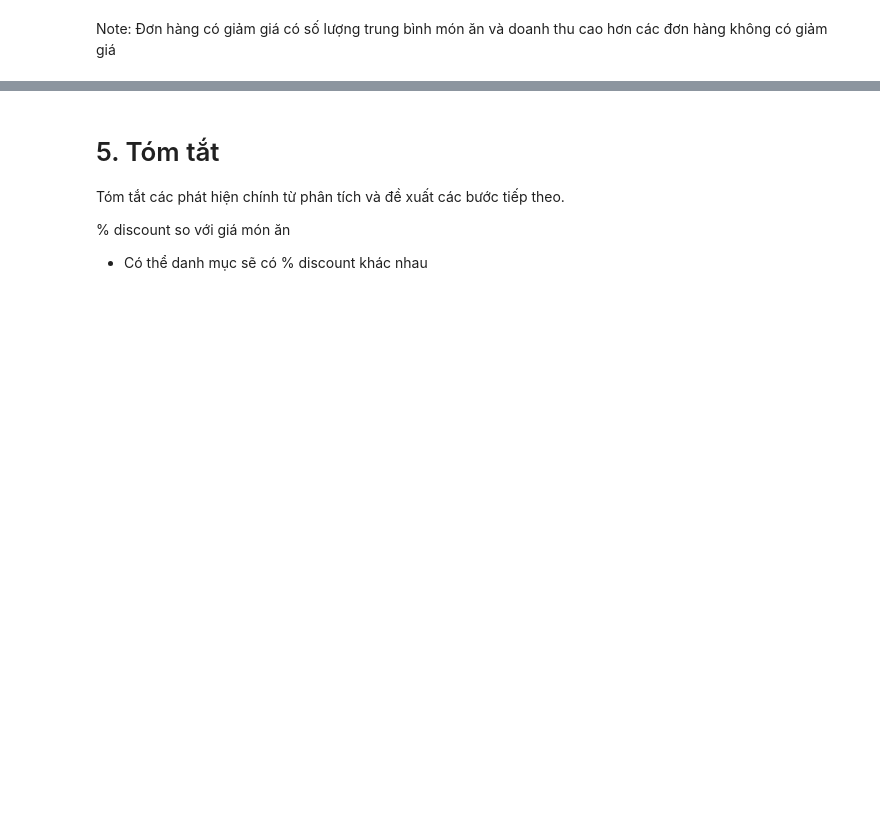
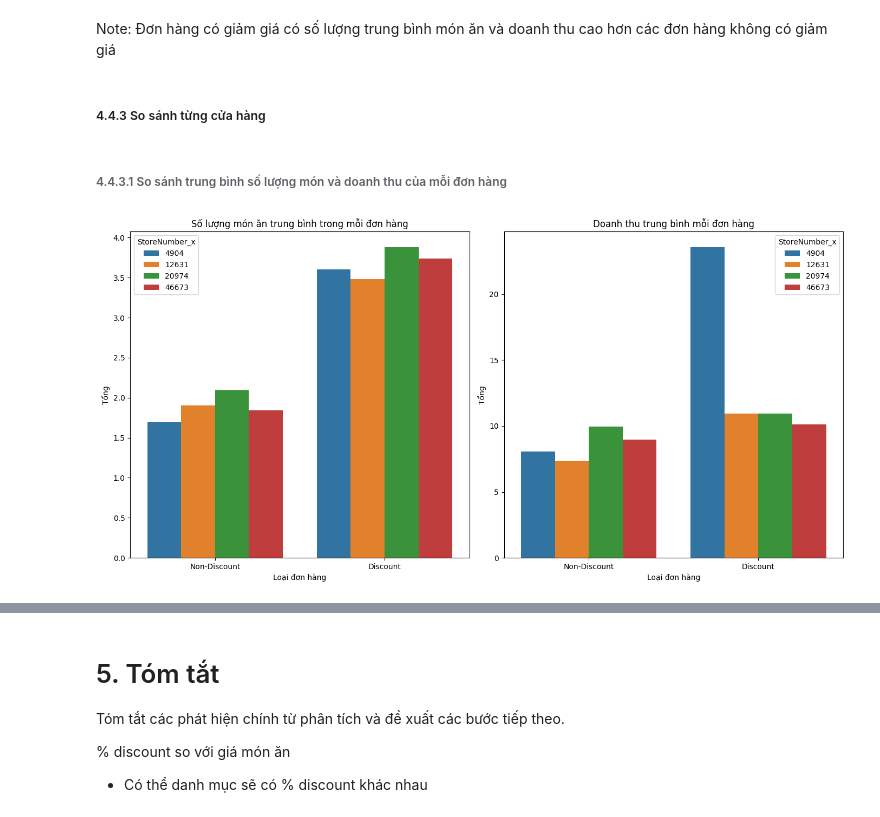
Before and after one commit to isharedigital/finalproject_data-science, a Jupyter notebook: notebooks/final/analysis/01_revenue_analysis.ipynb, the cells around one changed output, grey strips where cells are left out. Cells and saved outputs as stored; diff of their text form; code cells hidden in the pictures; blank space fills up the shorter version.

```diff
--- a/notebooks/final/analysis/01_revenue_analysis.ipynb
+++ b/notebooks/final/analysis/01_revenue_analysis.ipynb
@@ -1229,3 +1233,37 @@ Non-Discount    1.848156
 Name: Quantity, dtype: float64
 # %% [markdown]
 Note: Đơn hàng có giảm giá có số lượng trung bình món ăn và doanh thu cao hơn các đơn hàng không có giảm giá
+# %% [markdown]
+##### 4.4.3 So sánh từng cửa hàng
+# %% [markdown]
+###### 4.4.3.1 So sánh trung bình số lượng món và doanh thu của mỗi đơn hàng
+# %%
+plt.figure(figsize=(14, 7))
+
+# So sánh trung bình các chỉ số
+plt.subplot(1, 2, 1)
+sns.barplot(data=combined_df.groupby(['order_type', 'StoreNumber_x']).agg(Quantity=('Quantity', 'mean')).reset_index(),
+            x='order_type',
+            y='Quantity',
+            hue='StoreNumber_x',
+            order=['Non-Discount', 'Discount'],
+            palette='tab10')
+plt.title('Số lượng món ăn trung bình trong mỗi đơn hàng')
+plt.xlabel('Loại đơn hàng')
+plt.ylabel('Tổng')
+
+plt.subplot(1, 2, 2)
+sns.barplot(data=combined_df.groupby(['order_type', 'StoreNumber_x']).agg(SalesAmount=('SalesAmount', 'mean')).reset_index(),
+            x='order_type',
+            y='SalesAmount',
+            hue='StoreNumber_x',
+            order=['Non-Discount', 'Discount'],
+            palette='tab10')
+plt.title('Doanh thu trung bình mỗi đơn hàng')
+plt.xlabel('Loại đơn hàng')
+plt.ylabel('Tổng')
+
+plt.tight_layout()
+plt.show()
+# %% [output]
+[figure, added]
```
Also changed, not shown: parts of 11 cells of this notebook.
